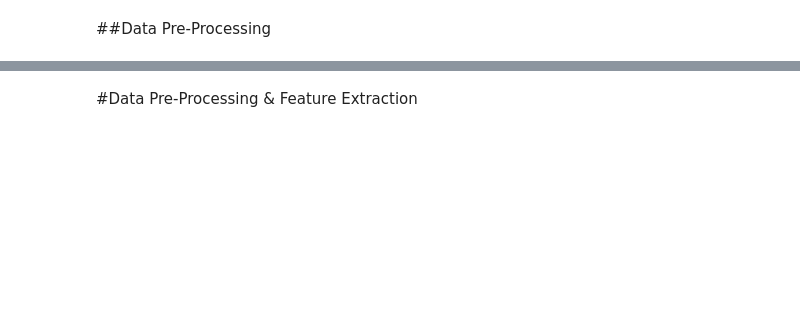
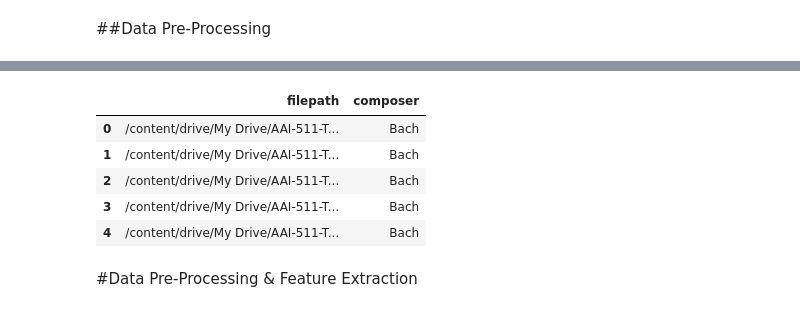
Before and after one commit to realtommypoole/AAI-511-Team-7-Compo-Identi, a Jupyter notebook: final_project.ipynb, the cells around one changed output, grey strips where cells are left out. Drawn from its saved outputs; the diff is of its cells as text; code cells hidden in the pictures; blank space fills up the shorter version.

```diff
--- a/final_project.ipynb
+++ b/final_project.ipynb
@@ -133,13 +165,0 @@ midi_files = get_midi_file_paths_by_split_and_composer(data_dir, splits, compose
-# %%
-#Print example file paths for one composer
-print("Train files:")
-for f in midi_files['train']['bach'][:5]:
-    print(f)
-
-print("\nDev files:")
-for f in midi_files['dev']['bach'][:5]:
-    print(f)
-
-print("\nTest files:")
-for f in midi_files['test']['bach'][:5]:
-    print(f)
@@ -164,0 +166,19 @@ Test files:
+# %%
+#Can start here once files have been unzipped into Google Drive
+base_dir = extract_base_dir
+composers = ['Bach', 'Beethoven', 'Chopin', 'Mozart']
+
+# Store results
+matched_paths = []
+
+for root, dirs, files in os.walk(base_dir):
+    for f in files:
+        file_path = os.path.join(root, f)
+        # Check if any composer is in the file path
+        if any(composer.lower() in file_path.lower() for composer in composers):
+            matched_paths.append(file_path)
+
+# Create DataFrame
+df = pd.DataFrame(matched_paths, columns=['filepath'])
+pd.set_option('display.max_colwidth', None)  #Show columns as wide as needed
+print(df)
@@ -164,0 +240,7 @@ Test files:
+# %%
+#Usage Example
+base_dir = extract_base_dir
+composers = ['Bach', 'Beethoven', 'Chopin', 'Mozart']
+
+df, composer_files = get_composer_midis(base_dir, composers)
+print(df)
@@ -165,2 +265,12 @@ Test files:
+# %%
+#Confirm df set up
+df.head()
+# %% [output]
+|  | filepath | composer |
+| 0 | /content/drive/My Drive/AAI-511-T... | Bach |
+| 1 | /content/drive/My Drive/AAI-511-T... | Bach |
+| 2 | /content/drive/My Drive/AAI-511-T... | Bach |
+| 3 | /content/drive/My Drive/AAI-511-T... | Bach |
+| 4 | /content/drive/My Drive/AAI-511-T... | Bach |
 # %% [markdown]
 #Data Pre-Processing & Feature Extraction
```
Also changed, not shown: parts of 98 cells of this notebook.
